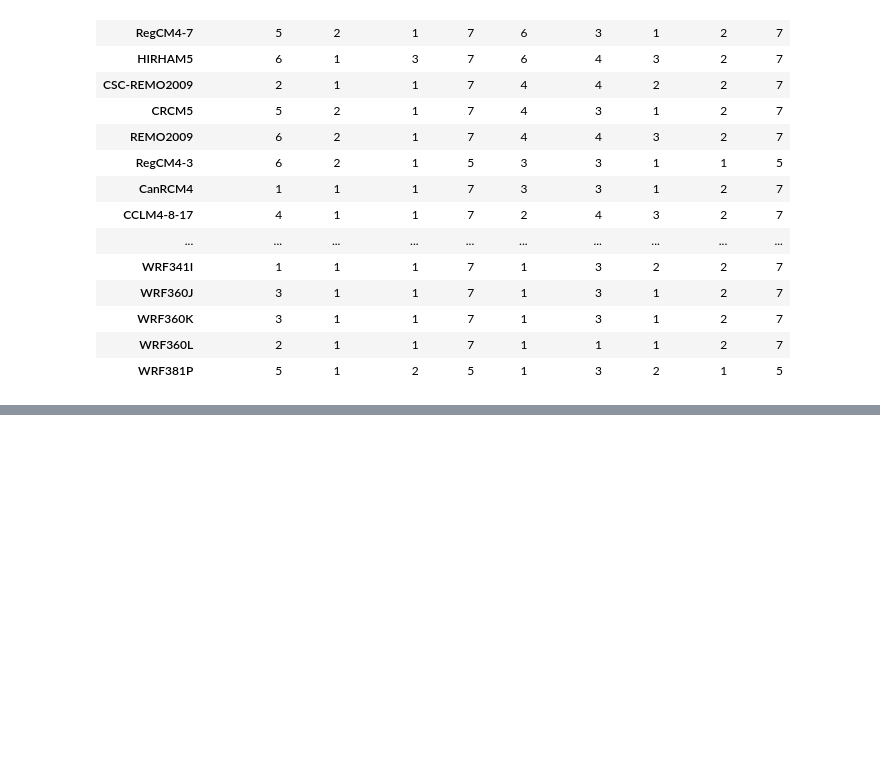
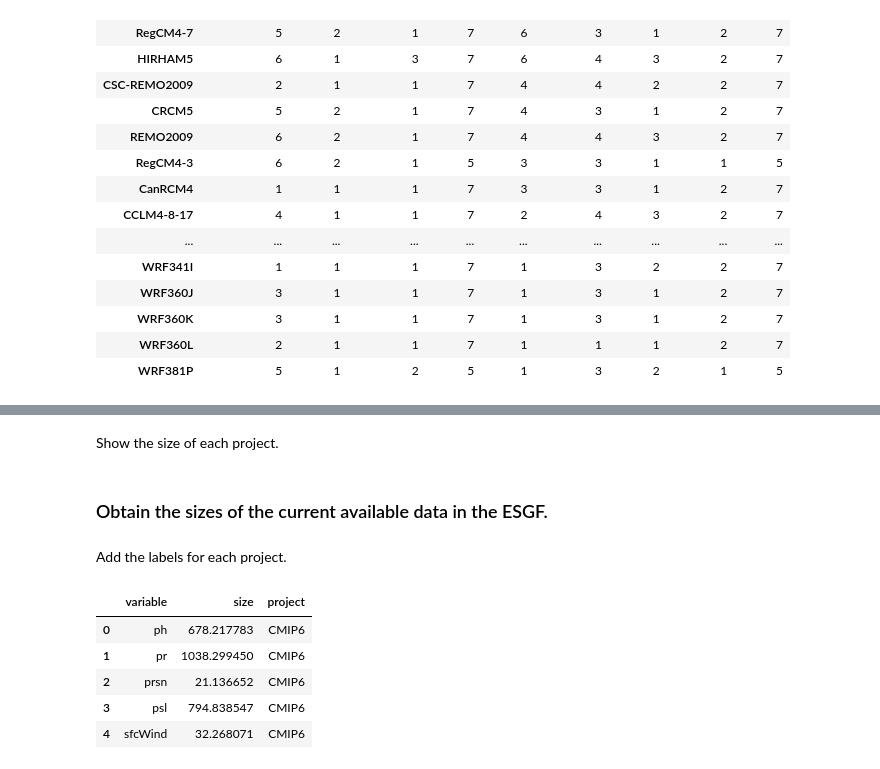
Before and after one commit to zequihg50/reproducibility-ipcc-atlas, a Jupyter notebook: main.ipynb, the cells around one changed output, grey strips where cells are left out. Drawn from its saved outputs; the diff is of its cells as text; code cells hidden in the pictures; blank space fills up the shorter version.

```diff
--- a/main.ipynb
+++ b/main.ipynb
@@ -902,0 +905,2 @@ cordex_atlas_facets[["driving_model", "institute", "rcm_name", "rcm_version", "v
+# %% [markdown]
+Show the size of each project.
@@ -902,0 +909,2 @@ cordex_atlas_facets[["driving_model", "institute", "rcm_name", "rcm_version", "v
+# %% [markdown]
+### Obtain the sizes of the current available data in the ESGF.
@@ -902,0 +915,16 @@ cordex_atlas_facets[["driving_model", "institute", "rcm_name", "rcm_version", "v
+# %% [markdown]
+Add the labels for each project.
+# %%
+cmip6_plot_sizes["project"] = "CMIP6"
+cmip5_plot_sizes["project"] = "CMIP5"
+cordex_plot_sizes["project"] = "CORDEX"
+
+df_plot_sizes = pd.concat([cmip6_plot_sizes, cmip5_plot_sizes, cordex_plot_sizes], axis=0).reset_index(names=["variable"])
+df_plot_sizes.head()
+# %% [output]
+|  | variable | size | project |
+| 0 | ph | 678.217783 | CMIP6 |
+| 1 | pr | 1038.299450 | CMIP6 |
+| 2 | prsn | 21.136652 | CMIP6 |
+| 3 | psl | 794.838547 | CMIP6 |
+| 4 | sfcWind | 32.268071 | CMIP6 |
```
Also changed, not shown: parts of 7 cells of this notebook.
